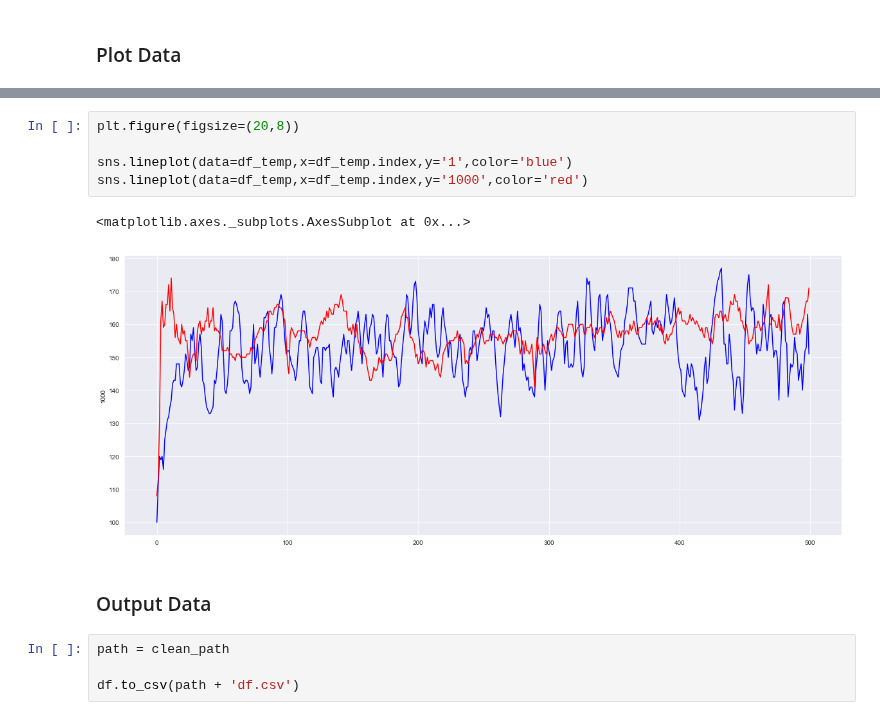
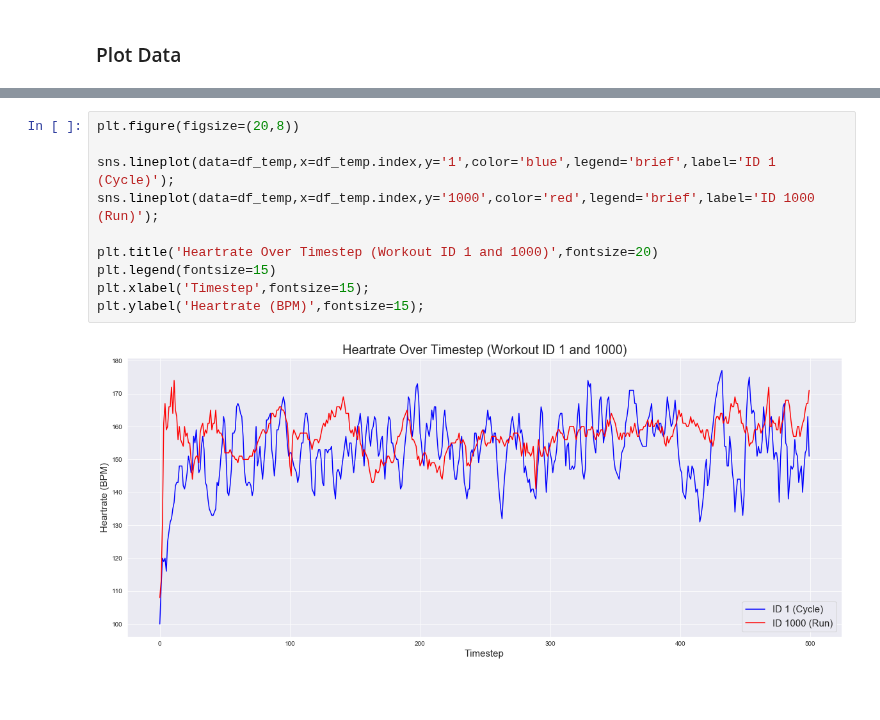
Before and after one commit to cheekeet86/project-capstone, a Jupyter notebook: code/fitrec/2_eda_fitrec.ipynb, the cells around one changed output, grey strips where cells are left out. Drawn from its saved outputs; the diff is of its cells as text; blank space fills up the shorter version.

```diff
--- a/code/fitrec/2_eda_fitrec.ipynb
+++ b/code/fitrec/2_eda_fitrec.ipynb
@@ -358,14 +375,12 @@ sns.lineplot(data=obj,x='timestamp',y='heart_rate')
 # %%
 plt.figure(figsize=(20,8))
 
-sns.lineplot(data=df_temp,x=df_temp.index,y='1',color='blue')
-sns.lineplot(data=df_temp,x=df_temp.index,y='1000',color='red')
+sns.lineplot(data=df_temp,x=df_temp.index,y='1',color='blue',legend='brief',label='ID 1 (Cycle)');
+sns.lineplot(data=df_temp,x=df_temp.index,y='1000',color='red',legend='brief',label='ID 1000 (Run)');
+
+plt.title('Heartrate Over Timestep (Workout ID 1 and 1000)',fontsize=20)
+plt.legend(fontsize=15)
+plt.xlabel('Timestep',fontsize=15);
+plt.ylabel('Heartrate (BPM)',fontsize=15);
 # %% [output]
-<matplotlib.axes._subplots.AxesSubplot at 0x...>
-[figure, old version]
+[figure, new version]
-# %% [markdown]
-### Output Data
-# %%
-path = clean_path
-
-df.to_csv(path + 'df.csv')
```
Also changed, not shown: parts of 22 cells of this notebook, 2 other files.
